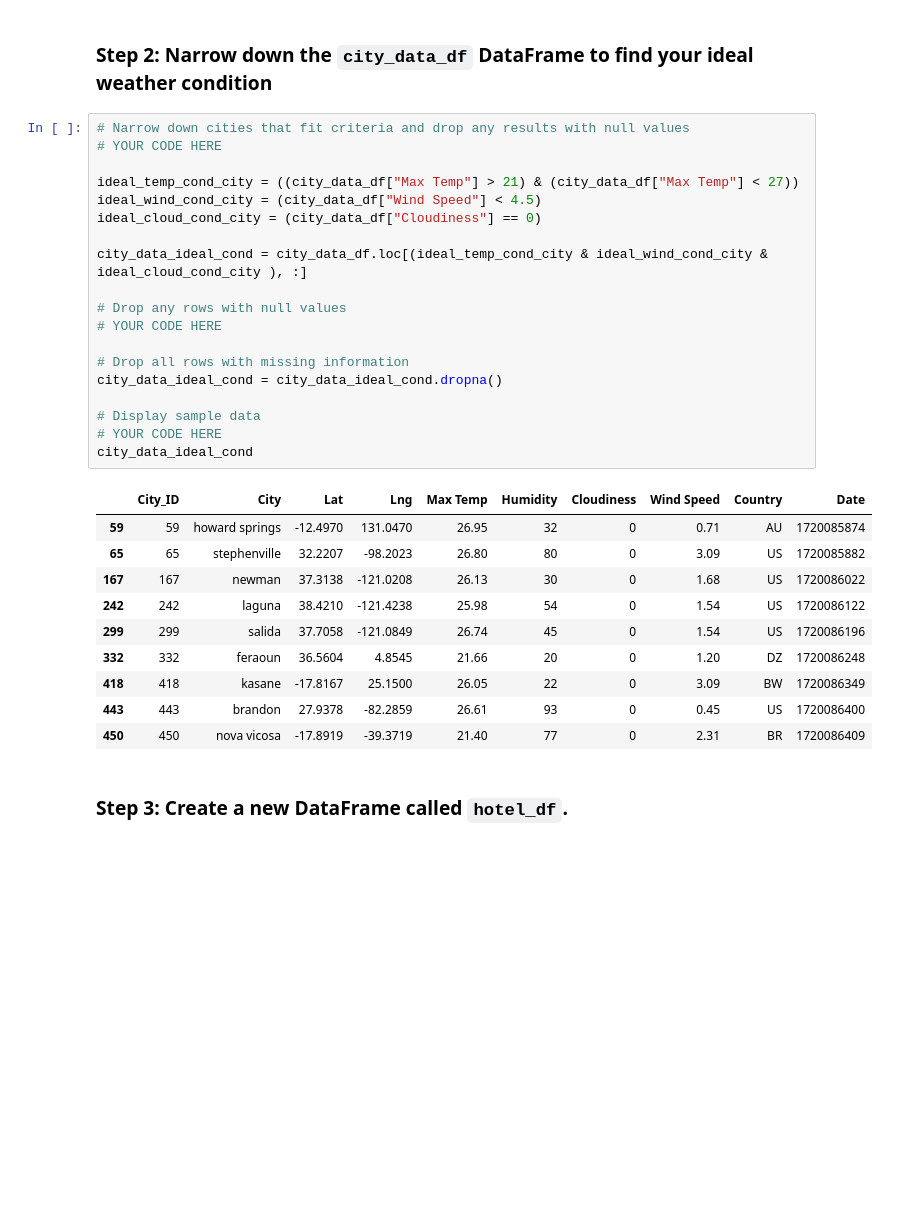
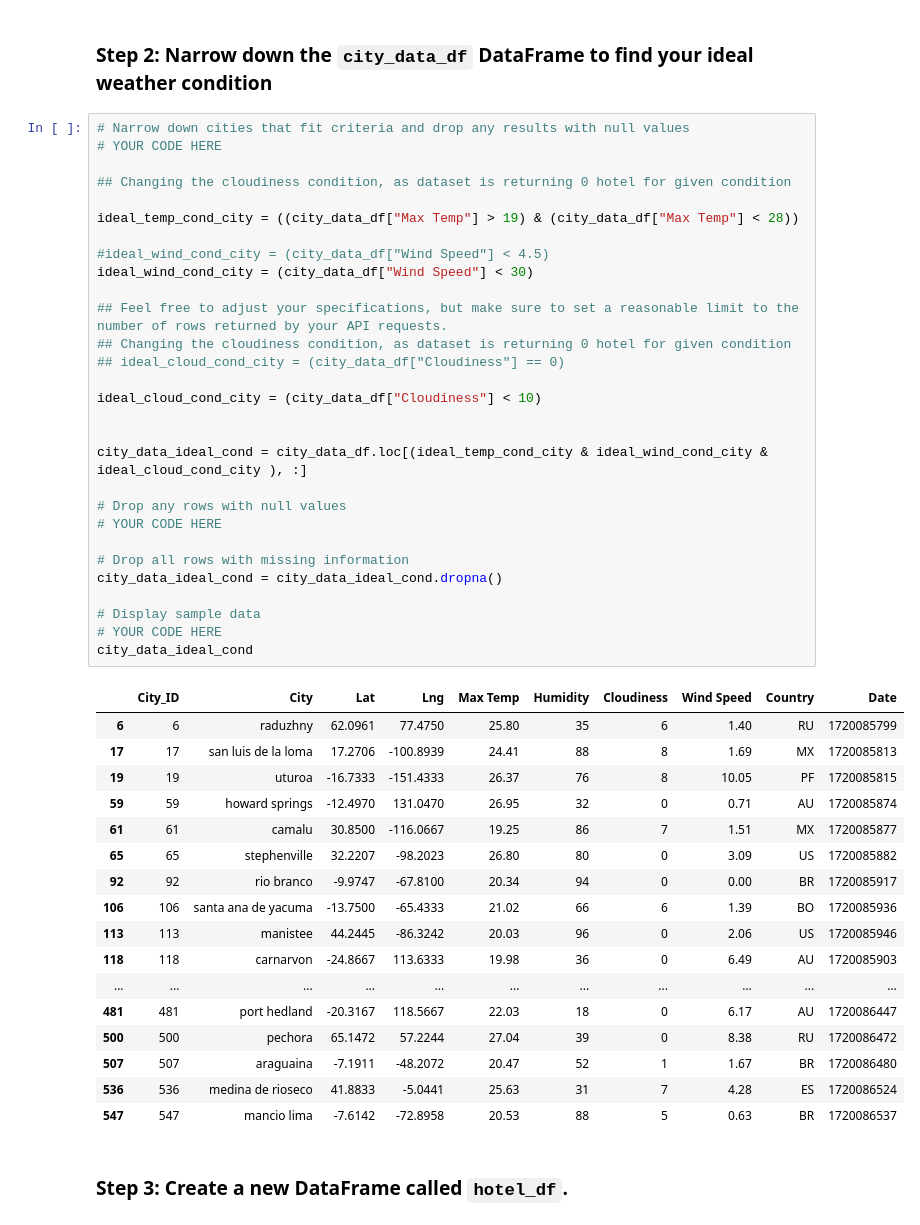
Before and after one commit to 12rakhisingh/python-api-challenge, a Jupyter notebook: WeatherPy/VacationPy.ipynb, the cells around one changed output. Cells and saved outputs as stored; diff of their text form; blank space fills up the shorter version.

```diff
--- a/WeatherPy/VacationPy.ipynb
+++ b/WeatherPy/VacationPy.ipynb
@@ -63,33 +63,50 @@ map_plot_city
 # %%
 # Narrow down cities that fit criteria and drop any results with null values
 # YOUR CODE HERE
 
-ideal_temp_cond_city = ((city_data_df["Max Temp"] > 21) & (city_data_df["Max Temp"] < 27))
-ideal_wind_cond_city = (city_data_df["Wind Speed"] < 4.5)
-ideal_cloud_cond_city = (city_data_df["Cloudiness"] == 0)
+## Changing the cloudiness condition, as dataset is returning 0 hotel for given condition
+
+ideal_temp_cond_city = ((city_data_df["Max Temp"] > 19) & (city_data_df["Max Temp"] < 28))
+
+#ideal_wind_cond_city = (city_data_df["Wind Speed"] < 4.5)
+ideal_wind_cond_city = (city_data_df["Wind Speed"] < 30)
+
+## Feel free to adjust your specifications, but make sure to set a reasonable limit to the number of rows returned by your API requests.
+## Changing the cloudiness condition, as dataset is returning 0 hotel for given condition
+## ideal_cloud_cond_city = (city_data_df["Cloudiness"] == 0)
+
+ideal_cloud_cond_city = (city_data_df["Cloudiness"] < 10)
+
 
 city_data_ideal_cond = city_data_df.loc[(ideal_temp_cond_city & ideal_wind_cond_city & ideal_cloud_cond_city ), :]
 
 # Drop any rows with null values
 # YOUR CODE HERE
 
 # Drop all rows with missing information
 city_data_ideal_cond = city_data_ideal_cond.dropna()
 
 # Display sample data
 # YOUR CODE HERE
 city_data_ideal_cond
 # %% [output]
 |  | City_ID | City | Lat | Lng | Max Temp | Humidity | Cloudiness | Wind Speed | Country | Date |
+| 6 | 6 | raduzhny | 62.0961 | 77.4750 | 25.80 | 35 | 6 | 1.40 | RU | 1720085799 |
+| 17 | 17 | san luis de la loma | 17.2706 | -100.8939 | 24.41 | 88 | 8 | 1.69 | MX | 1720085813 |
+| 19 | 19 | uturoa | -16.7333 | -151.4333 | 26.37 | 76 | 8 | 10.05 | PF | 1720085815 |
 | 59 | 59 | howard springs | -12.4970 | 131.0470 | 26.95 | 32 | 0 | 0.71 | AU | 1720085874 |
+| 61 | 61 | camalu | 30.8500 | -116.0667 | 19.25 | 86 | 7 | 1.51 | MX | 1720085877 |
 | 65 | 65 | stephenville | 32.2207 | -98.2023 | 26.80 | 80 | 0 | 3.09 | US | 1720085882 |
-| 167 | 167 | newman | 37.3138 | -121.0208 | 26.13 | 30 | 0 | 1.68 | US | 1720086022 |
-| 242 | 242 | laguna | 38.4210 | -121.4238 | 25.98 | 54 | 0 | 1.54 | US | 1720086122 |
-| 299 | 299 | salida | 37.7058 | -121.0849 | 26.74 | 45 | 0 | 1.54 | US | 1720086196 |
-| 332 | 332 | feraoun | 36.5604 | 4.8545 | 21.66 | 20 | 0 | 1.20 | DZ | 1720086248 |
-| 418 | 418 | kasane | -17.8167 | 25.1500 | 26.05 | 22 | 0 | 3.09 | BW | 1720086349 |
-| 443 | 443 | brandon | 27.9378 | -82.2859 | 26.61 | 93 | 0 | 0.45 | US | 1720086400 |
-| 450 | 450 | nova vicosa | -17.8919 | -39.3719 | 21.40 | 77 | 0 | 2.31 | BR | 1720086409 |
+| 92 | 92 | rio branco | -9.9747 | -67.8100 | 20.34 | 94 | 0 | 0.00 | BR | 1720085917 |
+| 106 | 106 | santa ana de yacuma | -13.7500 | -65.4333 | 21.02 | 66 | 6 | 1.39 | BO | 1720085936 |
+| 113 | 113 | manistee | 44.2445 | -86.3242 | 20.03 | 96 | 0 | 2.06 | US | 1720085946 |
+| 118 | 118 | carnarvon | -24.8667 | 113.6333 | 19.98 | 36 | 0 | 6.49 | AU | 1720085903 |
+| ... | ... | ... | ... | ... | ... | ... | ... | ... | ... | ... |
+| 481 | 481 | port hedland | -20.3167 | 118.5667 | 22.03 | 18 | 0 | 6.17 | AU | 1720086447 |
+| 500 | 500 | pechora | 65.1472 | 57.2244 | 27.04 | 39 | 0 | 8.38 | RU | 1720086472 |
+| 507 | 507 | araguaina | -7.1911 | -48.2072 | 20.47 | 52 | 1 | 1.67 | BR | 1720086480 |
+| 536 | 536 | medina de rioseco | 41.8833 | -5.0441 | 25.63 | 31 | 7 | 4.28 | ES | 1720086524 |
+| 547 | 547 | mancio lima | -7.6142 | -72.8958 | 20.53 | 88 | 5 | 0.63 | BR | 1720086537 |
 # %% [markdown]
 ### Step 3: Create a new DataFrame called `hotel_df`.
 # %%
```
Also changed, not shown: parts of 3 cells of this notebook.
